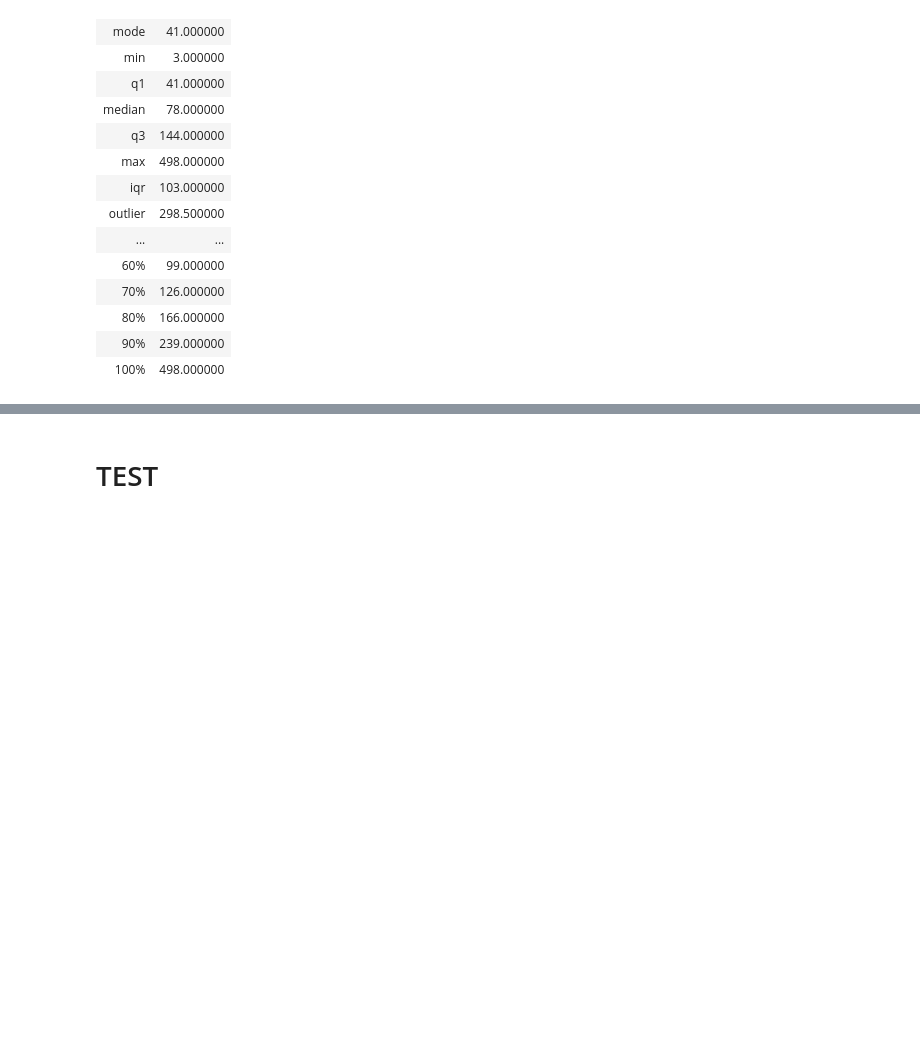
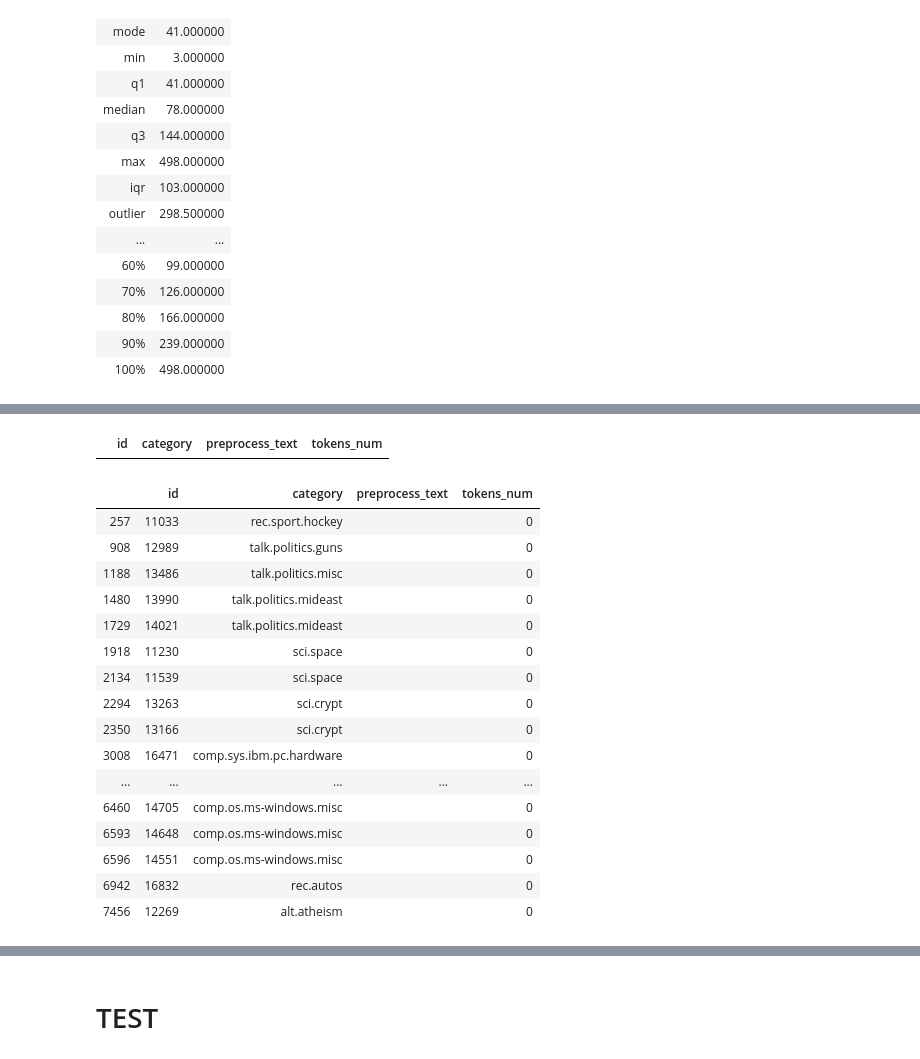
Before and after one commit to tychen5/SequenceFramework, a Jupyter notebook: 1.AnalyzeData.ipynb, the cells around one changed output, grey strips where cells are left out. Drawn from its saved outputs; the diff is of its cells as text; code cells hidden in the pictures; blank space fills up the shorter version.

Commit message:
valid test split alpha

```diff
--- a/1.AnalyzeData.ipynb
+++ b/1.AnalyzeData.ipynb
@@ -388,0 +274,34 @@ True
+# %%
+dev_df = pd.DataFrame(columns=['id','category','preprocess_text','tokens_num'])#,'preprocess_text','preprocss_tokenize_num'])
+train_dir = './data/20news-bydate-v3/20news-bydate-test/'
+cat_dir = next(os.walk(train_dir))[1]
+count = 0
+for cat in tqdm(cat_dir):
+    in_dir = train_dir + cat + '/'
+    news_list = next(os.walk(in_dir))[2]
+    news_list = [os.path.join(in_dir, f) for f in news_list]
+    news_list = list(filter(lambda f: f.endswith(".txt"), news_list))
+    for news_path in news_list:
+        id_num = news_path.split('/')[-1].split('.')[0]
+        with open(news_path,'r',encoding='latin1') as f:
+            news_text = f.read()
+            news_text = re.sub('\n',' ',news_text)
+            news_text = re.sub('\t',' ',news_text)
+            news_text_pre = text_preprcess2(news_text)
+        try:
+            doc = roberta.extract_features_aligned_to_words(news_text_pre)
+            tokens_num = len(doc)
+        except AssertionError:
+            tokens_num = np.nan
+        except Exception as e:
+            tokens_num_ = str(e)
+            try:
+                tokens_num = int(tokens_num_.split(':')[-1].split()[0])
+            except IndexError:
+                tokens_num = 0
+                print('==ERR==',id_num,tokens_num_,'=====')
+        dev_df.loc[count] = [int(id_num),cat,news_text_pre,tokens_num]
+        count+=1
+# GPU: 10:06
+# CPU: 75
+dev_df
@@ -388,0 +335,24 @@ True
+# %%
+dev_df[dev_df['tokens_num'].isnull()] #assertion err
+# %% [output]
+|  | id | category | preprocess_text | tokens_num |
+# %%
+dev_df[dev_df['tokens_num'] == 0] #no text tokens
+# %% [output]
+|  | id | category | preprocess_text | tokens_num |
+| 257 | 11033 | rec.sport.hockey |  | 0 |
+| 908 | 12989 | talk.politics.guns |  | 0 |
+| 1188 | 13486 | talk.politics.misc |  | 0 |
+| 1480 | 13990 | talk.politics.mideast |  | 0 |
+| 1729 | 14021 | talk.politics.mideast |  | 0 |
+| 1918 | 11230 | sci.space |  | 0 |
+| 2134 | 11539 | sci.space |  | 0 |
+| 2294 | 13263 | sci.crypt |  | 0 |
+| 2350 | 13166 | sci.crypt |  | 0 |
+| 3008 | 16471 | comp.sys.ibm.pc.hardware |  | 0 |
+| ... | ... | ... | ... | ... |
+| 6460 | 14705 | comp.os.ms-windows.misc |  | 0 |
+| 6593 | 14648 | comp.os.ms-windows.misc |  | 0 |
+| 6596 | 14551 | comp.os.ms-windows.misc |  | 0 |
+| 6942 | 16832 | rec.autos |  | 0 |
+| 7456 | 12269 | alt.atheism |  | 0 |
```
Also changed, not shown: parts of 39 cells of this notebook.
